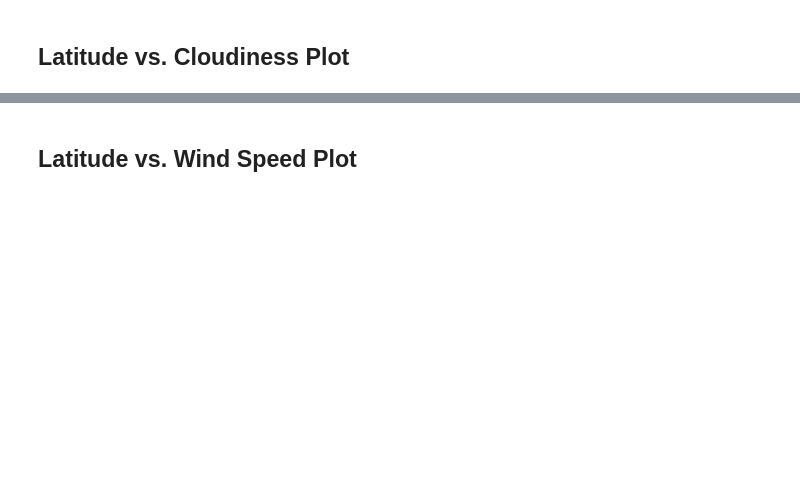
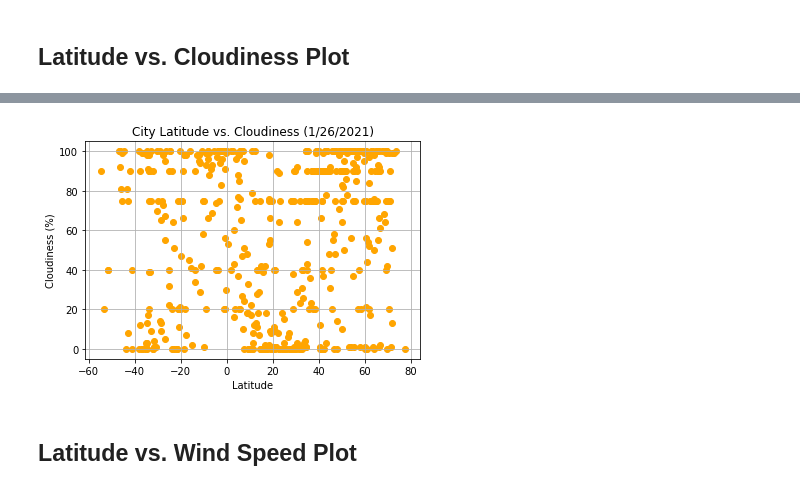
Before and after one commit to andrewneher/python-api-challenge, a Jupyter notebook: WeatherPy/ANeher_WeatherPy.ipynb, the cells around one changed output, grey strips where cells are left out. Saved outputs shown, nothing was run; the diff lists cells and outputs as text; code cells hidden in the pictures; blank space fills up the shorter version.

```diff
--- a/WeatherPy/ANeher_WeatherPy.ipynb
+++ b/WeatherPy/ANeher_WeatherPy.ipynb
@@ -246,2 +194,10 @@ Int64Index([], dtype='int64')
+# %%
+plt.scatter(city_df['lat'], city_df['clouds'], color="orange")
+plt.xlabel("Latitude")
+plt.ylabel("Cloudiness (%)")
+plt.title("City Latitude vs. Cloudiness (1/26/2021)")
+plt.grid(True)
+# %% [output]
+[figure, added]
 # %% [markdown]
 ## Latitude vs. Wind Speed Plot
```
Also changed, not shown: parts of 17 cells of this notebook, 1 other file.
